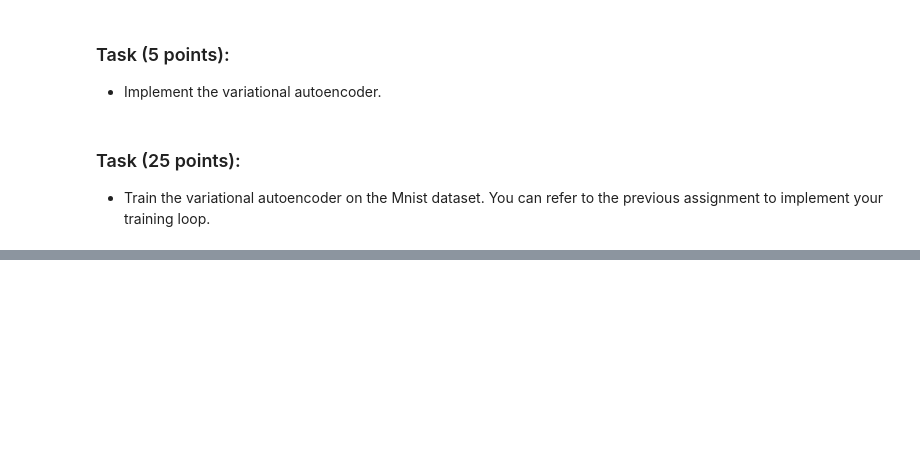
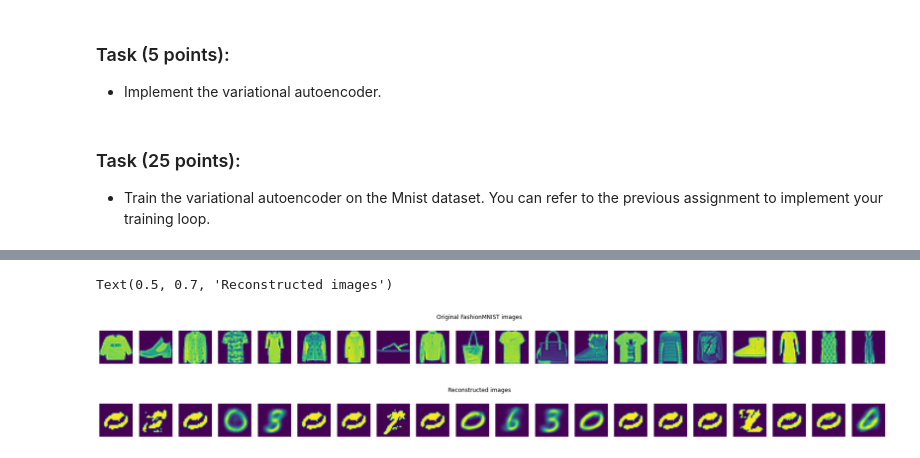
Before and after one commit to thijsgelton/P9-Group7_VariationalAutoEncoder, a Jupyter notebook: VAE.ipynb, the cells around one changed output, grey strips where cells are left out. Drawn from its saved outputs; the diff is of its cells as text; code cells hidden in the pictures; blank space fills up the shorter version.

```diff
--- a/VAE.ipynb
+++ b/VAE.ipynb
@@ -287,0 +320,27 @@ for test_img in mnist["test_data"][0:5, 0]:
+# %%
+from mxnet.gluon.data.vision import datasets, transforms
+
+# Read in drawings
+mnist_fashion = datasets.FashionMNIST(train=True)
+
+# Draw images from FashionMNIST dataset
+# idx = np.random.choice(len(mnist_fashion), n_images)
+X, _ = mnist_fashion[0:n_images]
+# Plot images
+fig, ax = plt.subplots(1, n_images, figsize=(30, 5))
+for i, x in enumerate(X):
+    ax[i].imshow(x.reshape((28,28)).asnumpy())
+    ax[i].axis("off")
+plt.suptitle('Original FashionMNIST images', y=0.7)
+
+
+# Plot reconstructions of FashionMNIST images
+fig, ax = plt.subplots(1, n_images, figsize=(30, 5))
+for i, x in enumerate(X):
+    ax[i].imshow(vae_model(nd.array(x.astype(np.float32).reshape(1, 784)).as_in_context(model_ctx))[1].asnumpy().reshape(28, 28))
+    ax[i].axis("off")
+plt.suptitle('Reconstructed images', y=0.7)
+# %% [output]
+Text(0.5, 0.7, 'Reconstructed images')
+[figure, added]
+[figure, added]
```
Also changed, not shown: parts of 13 cells of this notebook.
